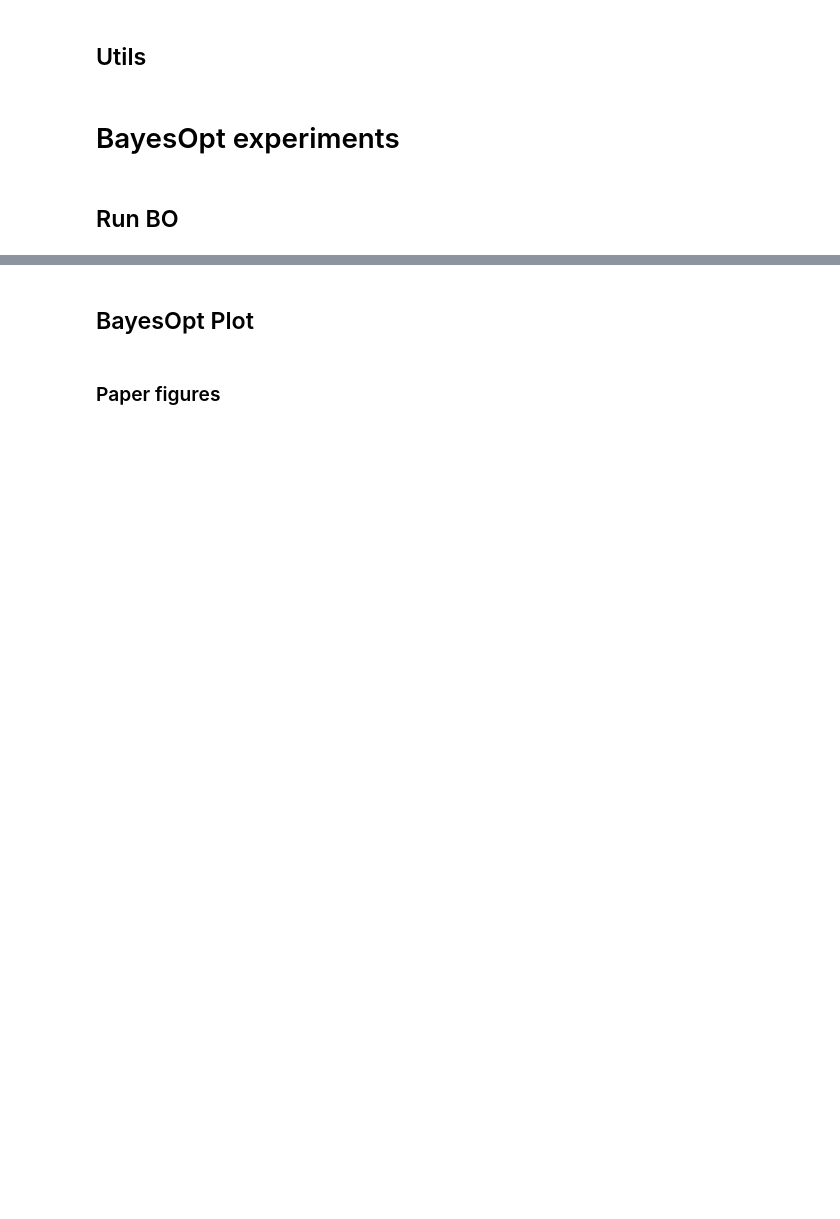
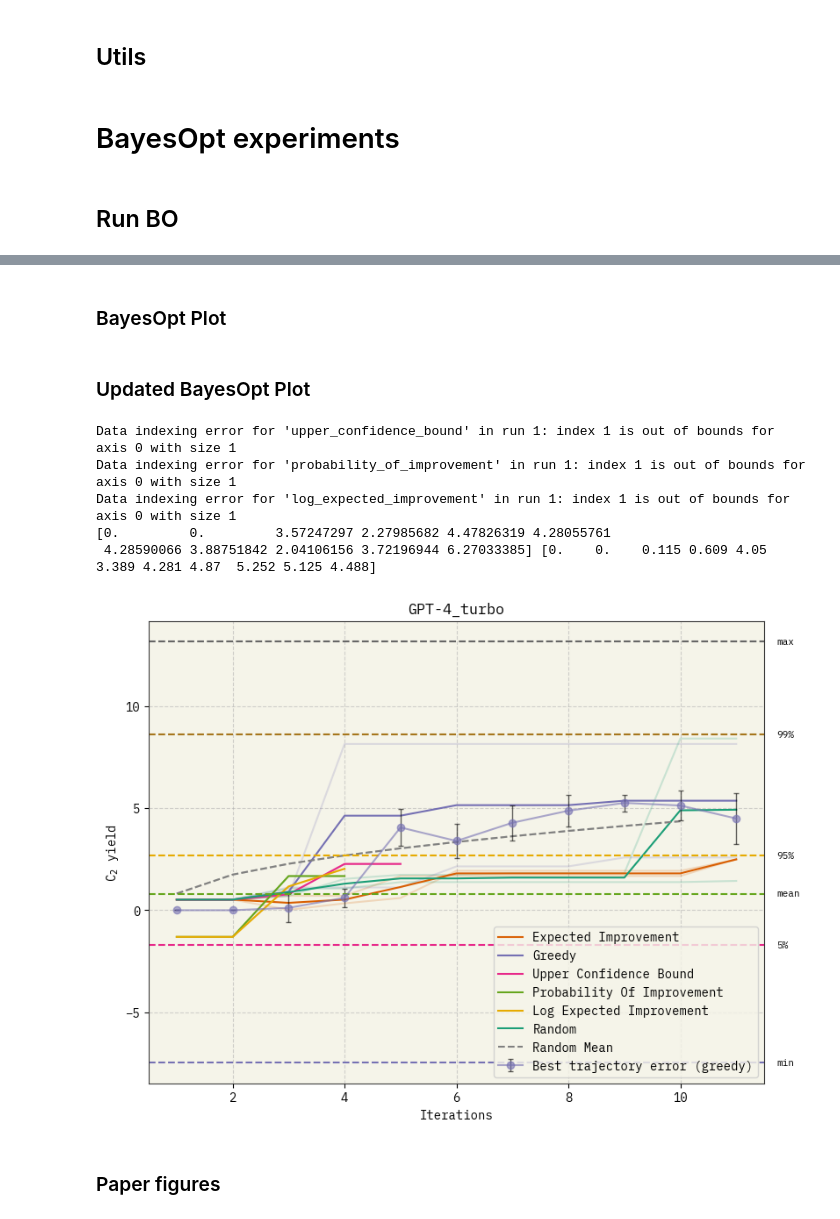
Before and after one commit to ur-whitelab/BO-LIFT, a Jupyter notebook: paper/BO_experiments.ipynb, the cells around one changed output, grey strips where cells are left out. Cells and saved outputs as stored; diff of their text form; code cells hidden in the pictures; blank space fills up the shorter version.

```diff
--- a/paper/BO_experiments.ipynb
+++ b/paper/BO_experiments.ipynb
@@ -567,5 +625,5 @@ for key, value in d.items():
 # %% [markdown]
-## BayesOpt Plot
+### BayesOpt Plot
 # %%
 def plot_BO(ax, data_file, title, data, axis_name, lim=None, label=False, M=1):
     d = cloudpickle.load(open(data_file, "rb"))
@@ -664,3 +745,5 @@ def plot_BO(ax, data_file, title, data, axis_name, lim=None, label=False, M=1):
     if lim:
       ax.set_ylim(lim)
     ax.set_title(title)
+# %% [markdown]
+### Updated BayesOpt Plot
@@ -667,2 +971,32 @@ def plot_BO(ax, data_file, title, data, axis_name, lim=None, label=False, M=1):
+# %%
+import matplotlib.pyplot as plt
+
+lim = {
+    'y_min': raw_data[y_name].min() - 1,
+    'y_max': raw_data[y_name].max() + 1
+}
+
+fig, axs = plt.subplots(nrows=1, ncols=1, figsize=(8, 6), constrained_layout=True)
+
+plot_BO(
+    ax=axs,
+    data_file=path,
+    title="GPT-4_turbo",
+    data=raw_data[y_name],
+    axis_name=("Iterations", "C$_2$ yield"),
+    lim=lim,          # Now a dictionary
+    label=True,
+    M=M,
+    initial_train=initial_train
+)
+
+plt.show()
+# %% [output]
+Data indexing error for 'upper_confidence_bound' in run 1: index 1 is out of bounds for axis 0 with size 1
+Data indexing error for 'probability_of_improvement' in run 1: index 1 is out of bounds for axis 0 with size 1
+Data indexing error for 'log_expected_improvement' in run 1: index 1 is out of bounds for axis 0 with size 1
+[0.         0.         3.57247297 2.27985682 4.47826319 4.28055761
+ 4.28590066 3.88751842 2.04106156 3.72196944 6.27033385] [0.    0.    0.115 0.609 4.05  3.389 4.281 4.87  5.252 5.125 4.488]
+[figure, added]
 # %% [markdown]
 ### Paper figures
```
Also changed, not shown: parts of 29 cells of this notebook, 2 other files.
